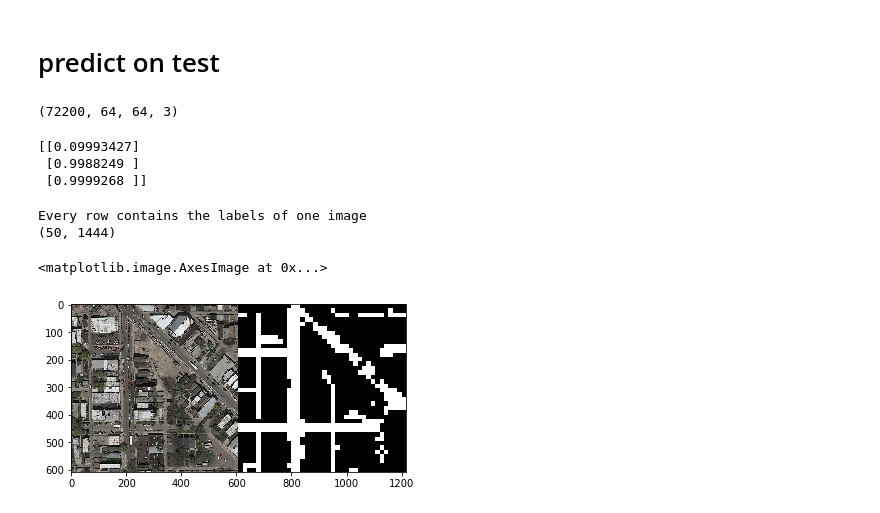
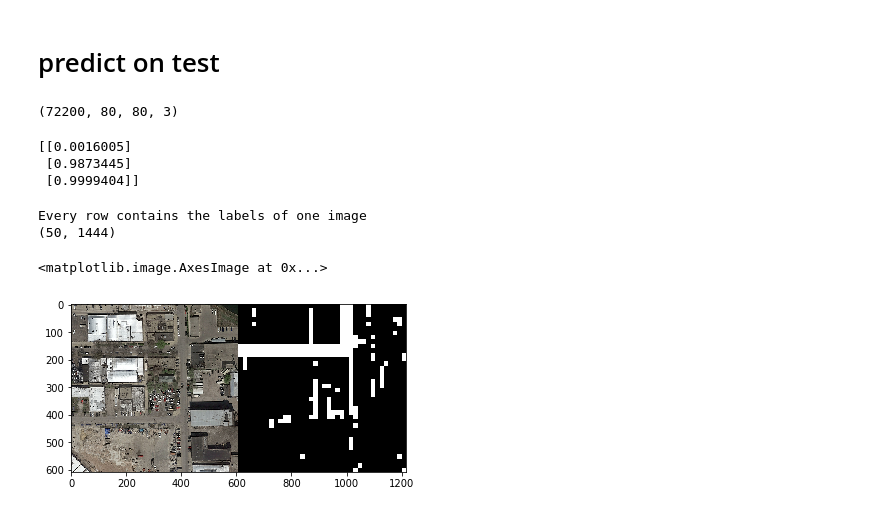
Before and after one commit to LeonardoPollina/ML_project_2, a Jupyter notebook: src/CNN_Nicola.ipynb, the cells around one changed output. Saved outputs shown, nothing was run; the diff lists cells and outputs as text; code cells hidden in the pictures.

```diff
--- a/src/CNN_Nicola.ipynb
+++ b/src/CNN_Nicola.ipynb
@@ -11,16 +10,16 @@ Easier if we put them all togheter
 pool_size = (2, 2)
 train_shape = 400 #size of the training images
 patch_size = 16
-input_size = 64
+input_size = 80
 pad_size = int(input_size/2 - patch_size/2)
 
 
 # Training parameters
 reg = 1e-6  #regularization term
 learning_rate = 0.001
-nb_epoch = 20 #very small, only preliminary tests
+nb_epoch = 30 #very small, only preliminary tests
 batch_size = 150
-steps_per_epoch = 200 #the number of training samples is huge, arbitrary value
+steps_per_epoch = 100 #the number of training samples is huge, arbitrary value
 
 
 # Data augmentation parameters
@@ -115,7 +114,15 @@ def create_model():
                             padding = 'SAME' , activation='relu'))
     model.add(MaxPooling2D((2, 2), strides=(2, 2)))
 
-    # Skip the BLOCK 4, otherwise the dimensions are shrinked too much, I think
+    # BLOCK 4: 3 conv + pooling
+    model.add(Convolution2D(256, (3,3),
+                            input_shape = ( input_size, input_size, 3),
+                            padding = 'SAME' , activation='relu'))
+    model.add(Convolution2D(256, (3,3),
+                            padding = 'SAME' , activation='relu'))
+    model.add(Convolution2D(256, (3,3),
+                            padding = 'SAME' , activation='relu'))
+    model.add(MaxPooling2D((2, 2), strides=(2, 2)))
 
     # Final BLOCK
     model.add(Flatten())
@@ -271,26 +292,5 @@ Training completed, weights saved in: NicolaWeights
 # %% [markdown]
 # Check if on the train set we have good results
-# %%
-def imgs_to_windows(imgs, img_size, patch_size, window_size):
-    ''' Takes padded images and outputs an array with the windows'''
-    windows = []
-    for idx in range(imgs.shape[0]):
-        im = imgs[idx]
-        for i in range(img_size//patch_size):
-            for j in range(img_size//patch_size):
-                temp = im[j*patch_size:window_size + j*patch_size,
-                                  i*patch_size:window_size + i*patch_size]
-                windows.append(temp)
-    return np.asarray(windows)
-# %%
-def label_to_img(imgwidth, imgheight, w, h, labels):
-    im = np.zeros([imgwidth, imgheight])
-    idx = 0
-    for i in range(0,imgheight,h):
-        for j in range(0,imgwidth,w):
-            im[j:j+w, i:i+h] = labels[idx]
-            idx = idx + 1
-    return im
 # %%
 IDX = 1
 X = imgs_to_windows(imgs,400,patch_size,input_size)
@@ -358,7 +358,7 @@ test_images_not_padded = np.asarray(pick_test_images())
 test_inputs = imgs_to_windows(test_images,608,patch_size,input_size)
 print(test_inputs.shape)
 # %% [output]
-(72200, 64, 64, 3)
+(72200, 80, 80, 3)
 # %%
 #recover the model
 model, _,_ = create_model()
@@ -368,9 +368,9 @@ model.load_weights(NameWeights)
 test_prediction = model.predict(test_inputs)
 print(test_prediction[0:3])
 # %% [output]
-[[0.09993427]
- [0.9988249 ]
- [0.9999268 ]]
+[[0.0016005]
+ [0.9873445]
+ [0.9999404]]
 # %%
 test_predicted_labels = ( (test_prediction > 0.5) * 1 ).flatten()
 test_labels = test_predicted_labels.reshape(50,-1)
@@ -381,11 +381,11 @@ Every row contains the labels of one image
 (50, 1444)
 # %%
 #check the prediction on the image IDX
-IDX = 10
+IDX = 11
 im = label_to_img(608, 608, 16, 16, test_labels[IDX])
 plt.imshow(concatenate_images(test_images_not_padded[IDX], im))
 # %% [output]
 <matplotlib.image.AxesImage at 0x...>
-[figure, old version]
+[figure, new version]
 # %%
 MY_masks_to_submission(SubmissionName, test_labels)
```
Also changed, not shown: parts of 7 cells of this notebook.
